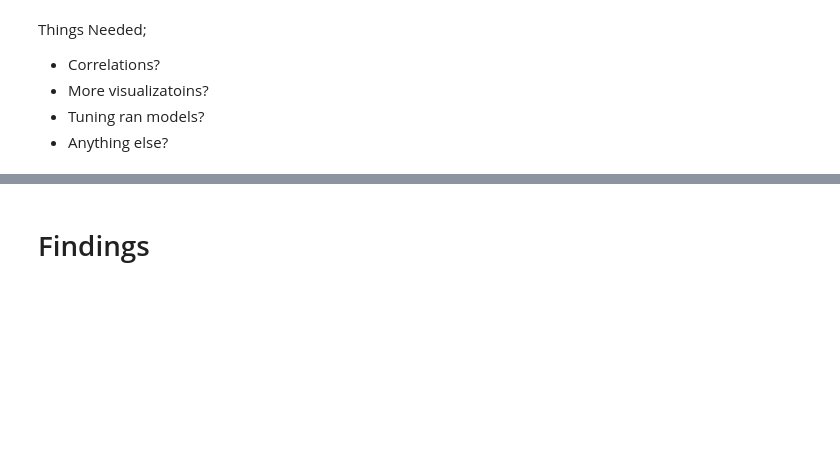
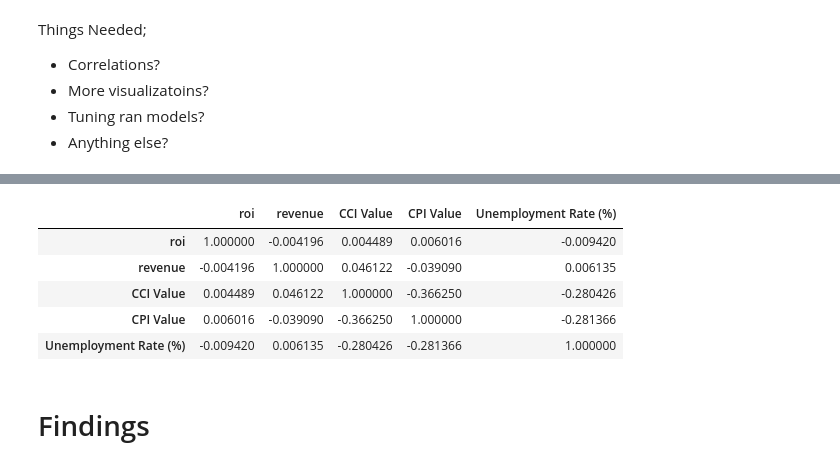
Before and after one commit to FundaSubasi/ai_project_2_group_10, a Jupyter notebook: combined_data.ipynb, the cells around one changed output, grey strips where cells are left out. Saved outputs shown, nothing was run; the diff lists cells and outputs as text; code cells hidden in the pictures; blank space fills up the shorter version.

```diff
--- a/combined_data.ipynb
+++ b/combined_data.ipynb
@@ -1654,3 +2178,19 @@ Things Needed;
+# %%
+# Checking correlations for profits and economic indicators
+df_combined[[
+    'roi',
+    'revenue',
+    'CCI Value',
+    'CPI Value',
+    'Unemployment Rate (%)'
+]].corr()
+# %% [output]
+|  | roi | revenue | CCI Value | CPI Value | Unemployment Rate (%) |
+| roi | 1.000000 | -0.004196 | 0.004489 | 0.006016 | -0.009420 |
+| revenue | -0.004196 | 1.000000 | 0.046122 | -0.039090 | 0.006135 |
+| CCI Value | 0.004489 | 0.046122 | 1.000000 | -0.366250 | -0.280426 |
+| CPI Value | 0.006016 | -0.039090 | -0.366250 | 1.000000 | -0.281366 |
+| Unemployment Rate (%) | -0.009420 | 0.006135 | -0.280426 | -0.281366 | 1.000000 |
 # %% [markdown]
 # Findings
 # %% [markdown]
```
Also changed, not shown: parts of 84 cells of this notebook.
